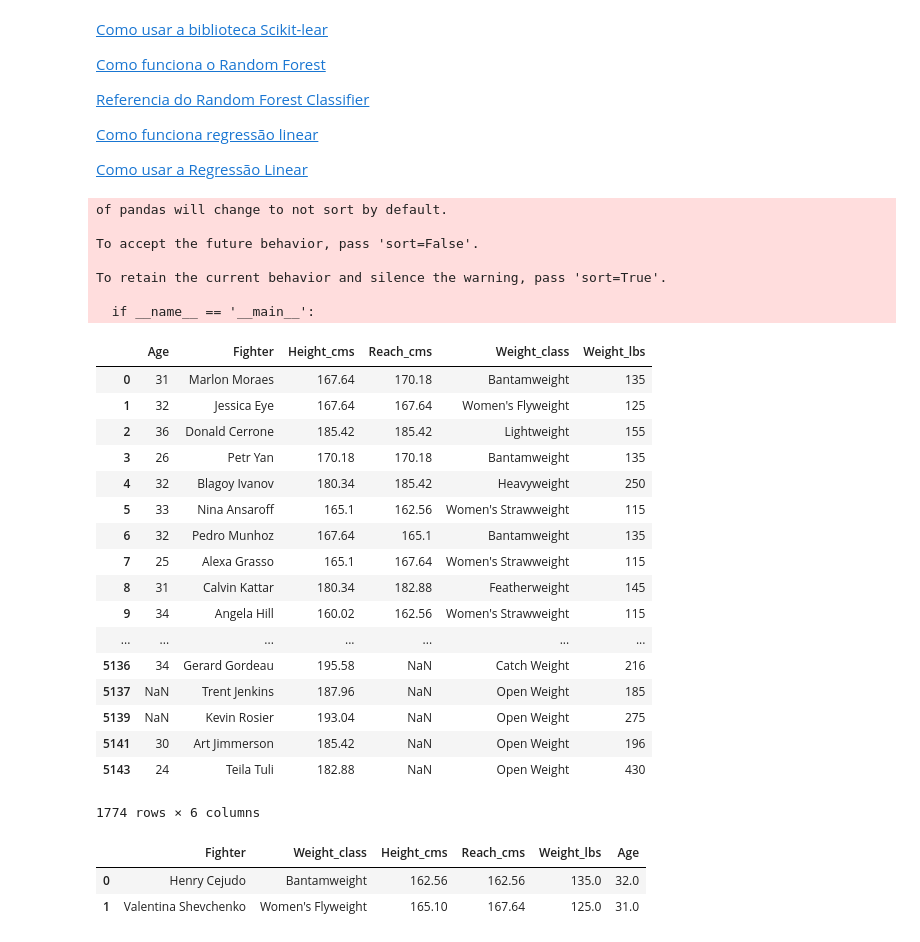
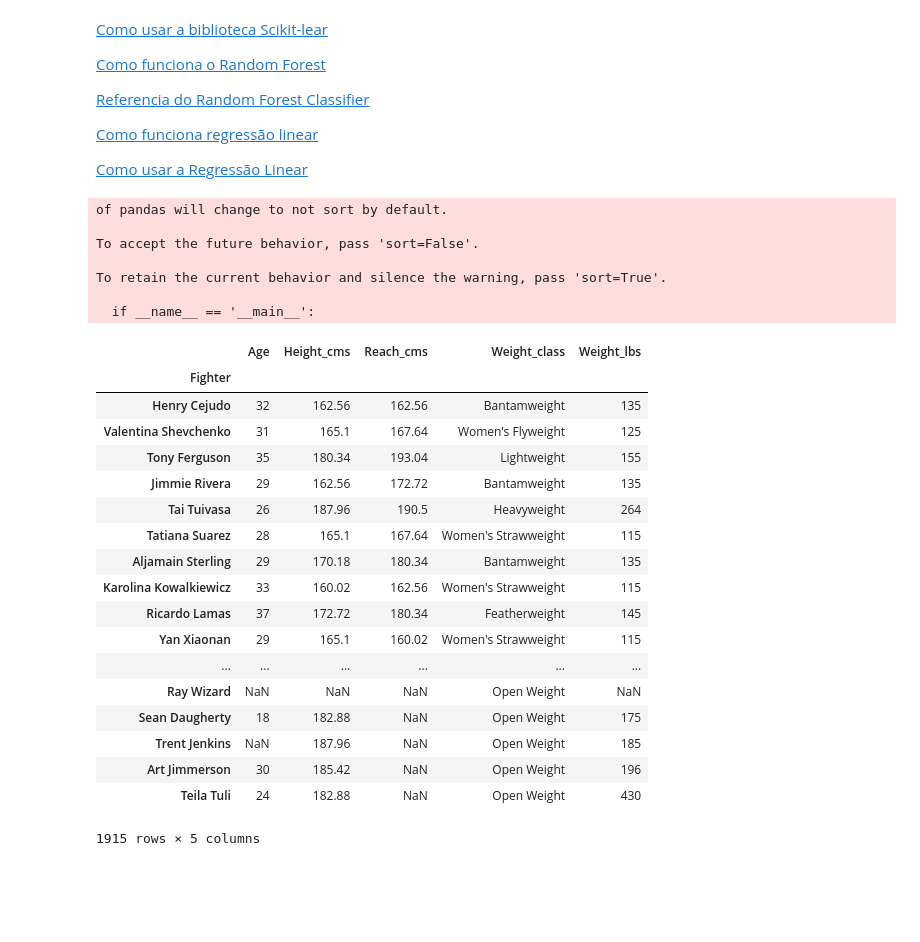
Before and after one commit to VergaraC/Dados_P3, a Jupyter notebook: Projeto3.ipynb, the cells around one changed output. Cells and saved outputs as stored; diff of their text form; code cells hidden in the pictures; blank space fills up the shorter version.

```diff
--- a/Projeto3.ipynb
+++ b/Projeto3.ipynb
@@ -608,46 +608,51 @@ def fighter_clean(data):
 
     newdata = newdata.transpose()
     return newdata
-# %%
-fighter_clean(data_blue)
-# %% [output]
-of pandas will change to not sort by default.
-
-To accept the future behavior, pass 'sort=False'.
-
-To retain the current behavior and silence the warning, pass 'sort=True'.
-
-  if __name__ == '__main__':
-|  | Age | Fighter | Height_cms | Reach_cms | Weight_class | Weight_lbs |
-| 0 | 31 | Marlon Moraes | 167.64 | 170.18 | Bantamweight | 135 |
-| 1 | 32 | Jessica Eye | 167.64 | 167.64 | Women's Flyweight | 125 |
-| 2 | 36 | Donald Cerrone | 185.42 | 185.42 | Lightweight | 155 |
-| 3 | 26 | Petr Yan | 170.18 | 170.18 | Bantamweight | 135 |
-| 4 | 32 | Blagoy Ivanov | 180.34 | 185.42 | Heavyweight | 250 |
-| 5 | 33 | Nina Ansaroff | 165.1 | 162.56 | Women's Strawweight | 115 |
-| 6 | 32 | Pedro Munhoz | 167.64 | 165.1 | Bantamweight | 135 |
-| 7 | 25 | Alexa Grasso | 165.1 | 167.64 | Women's Strawweight | 115 |
-| 8 | 31 | Calvin Kattar | 180.34 | 182.88 | Featherweight | 145 |
-| 9 | 34 | Angela Hill | 160.02 | 162.56 | Women's Strawweight | 115 |
-| ... | ... | ... | ... | ... | ... | ... |
-| 5136 | 34 | Gerard Gordeau | 195.58 | NaN | Catch Weight | 216 |
-| 5137 | NaN | Trent Jenkins | 187.96 | NaN | Open Weight | 185 |
-| 5139 | NaN | Kevin Rosier | 193.04 | NaN | Open Weight | 275 |
-| 5141 | 30 | Art Jimmerson | 185.42 | NaN | Open Weight | 196 |
-| 5143 | 24 | Teila Tuli | 182.88 | NaN | Open Weight | 430 |
-1774 rows × 6 columns
 # %%
 #criando um novo dataframe
 lista_locB = ["B_fighter", "weight_class","B_Height_cms","B_Reach_cms","B_Weight_lbs","B_age"]
 lista_locR = ["R_fighter", "weight_class","R_Height_cms","R_Reach_cms","R_Weight_lbs","R_age"]
 data_red = data.loc[: , lista_locR]
 data_blue = data.loc[: , lista_locB]
 
 data_blue.columns = ["Fighter","Weight_class","Height_cms","Reach_cms","Weight_lbs","Age"]
 data_red.columns = ["Fighter","Weight_class","Height_cms","Reach_cms","Weight_lbs","Age"]
 
-data_red.head(2)
+data_blue = fighter_clean(data_blue)
+data_red = fighter_clean(data_red)
+
+dataRB = pd.concat([data_red,data_blue], axis=0, join='outer')
+
+dataRB.reset_index(inplace=True)
+dataRB = fighter_clean(dataRB).loc[: , ["Age","Fighter","Height_cms","Reach_cms","Weight_class","Weight_lbs"]]
+
+dataRB = dataRB.set_index("Fighter")
+
+dataRB
 # %% [output]
+of pandas will change to not sort by default.
+
+To accept the future behavior, pass 'sort=False'.
+
+To retain the current behavior and silence the warning, pass 'sort=True'.
+
+  if __name__ == '__main__':
-|  | Fighter | Weight_class | Height_cms | Reach_cms | Weight_lbs | Age |
-| 0 | Henry Cejudo | Bantamweight | 162.56 | 162.56 | 135.0 | 32.0 |
-| 1 | Valentina Shevchenko | Women's Flyweight | 165.10 | 167.64 | 125.0 | 31.0 |
+|  | Age | Height_cms | Reach_cms | Weight_class | Weight_lbs |
+| Fighter |  |  |  |  |  |
+| Henry Cejudo | 32 | 162.56 | 162.56 | Bantamweight | 135 |
+| Valentina Shevchenko | 31 | 165.1 | 167.64 | Women's Flyweight | 125 |
+| Tony Ferguson | 35 | 180.34 | 193.04 | Lightweight | 155 |
+| Jimmie Rivera | 29 | 162.56 | 172.72 | Bantamweight | 135 |
+| Tai Tuivasa | 26 | 187.96 | 190.5 | Heavyweight | 264 |
+| Tatiana Suarez | 28 | 165.1 | 167.64 | Women's Strawweight | 115 |
+| Aljamain Sterling | 29 | 170.18 | 180.34 | Bantamweight | 135 |
+| Karolina Kowalkiewicz | 33 | 160.02 | 162.56 | Women's Strawweight | 115 |
+| Ricardo Lamas | 37 | 172.72 | 180.34 | Featherweight | 145 |
+| Yan Xiaonan | 29 | 165.1 | 160.02 | Women's Strawweight | 115 |
+| ... | ... | ... | ... | ... | ... |
+| Ray Wizard | NaN | NaN | NaN | Open Weight | NaN |
+| Sean Daugherty | 18 | 182.88 | NaN | Open Weight | 175 |
+| Trent Jenkins | NaN | 187.96 | NaN | Open Weight | 185 |
+| Art Jimmerson | 30 | 185.42 | NaN | Open Weight | 196 |
+| Teila Tuli | 24 | 182.88 | NaN | Open Weight | 430 |
+1915 rows × 5 columns
```
Also changed, not shown: parts of 3 cells of this notebook.
